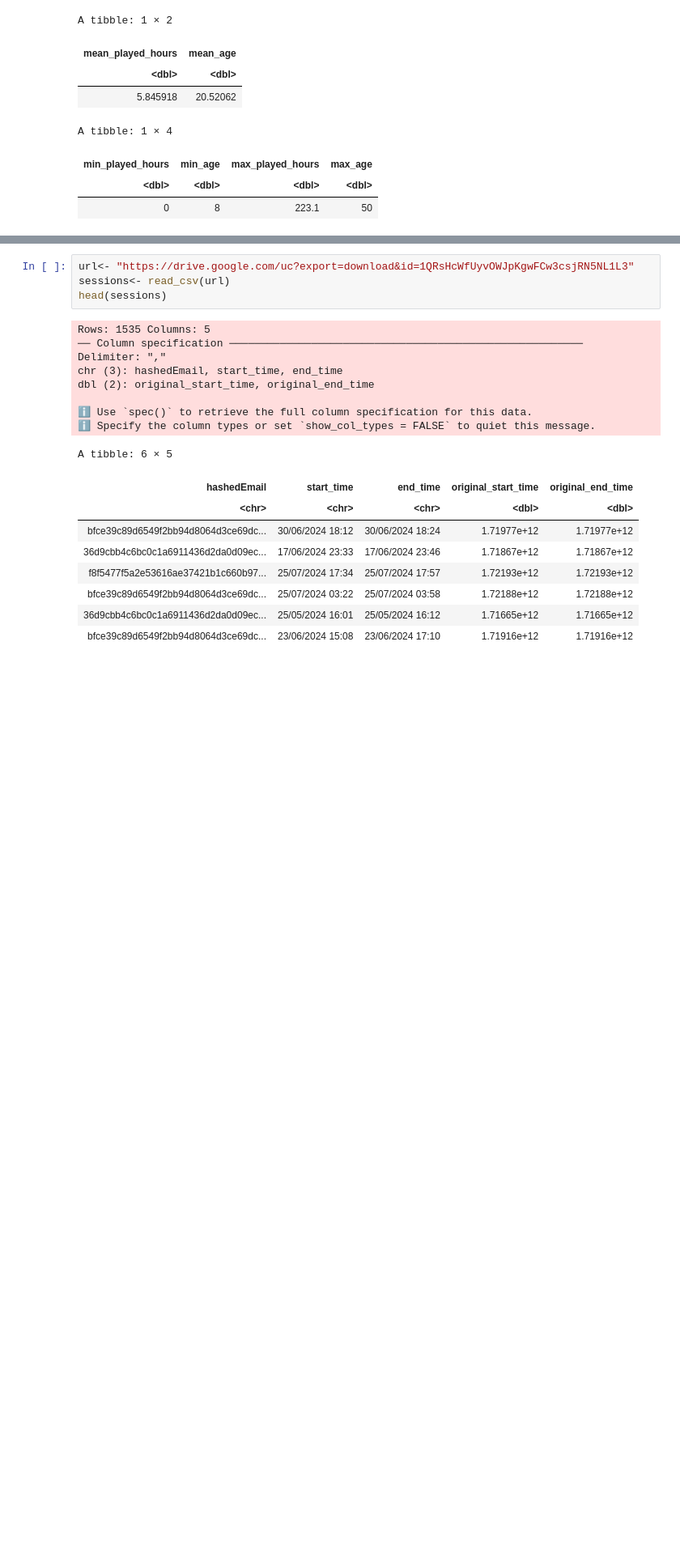
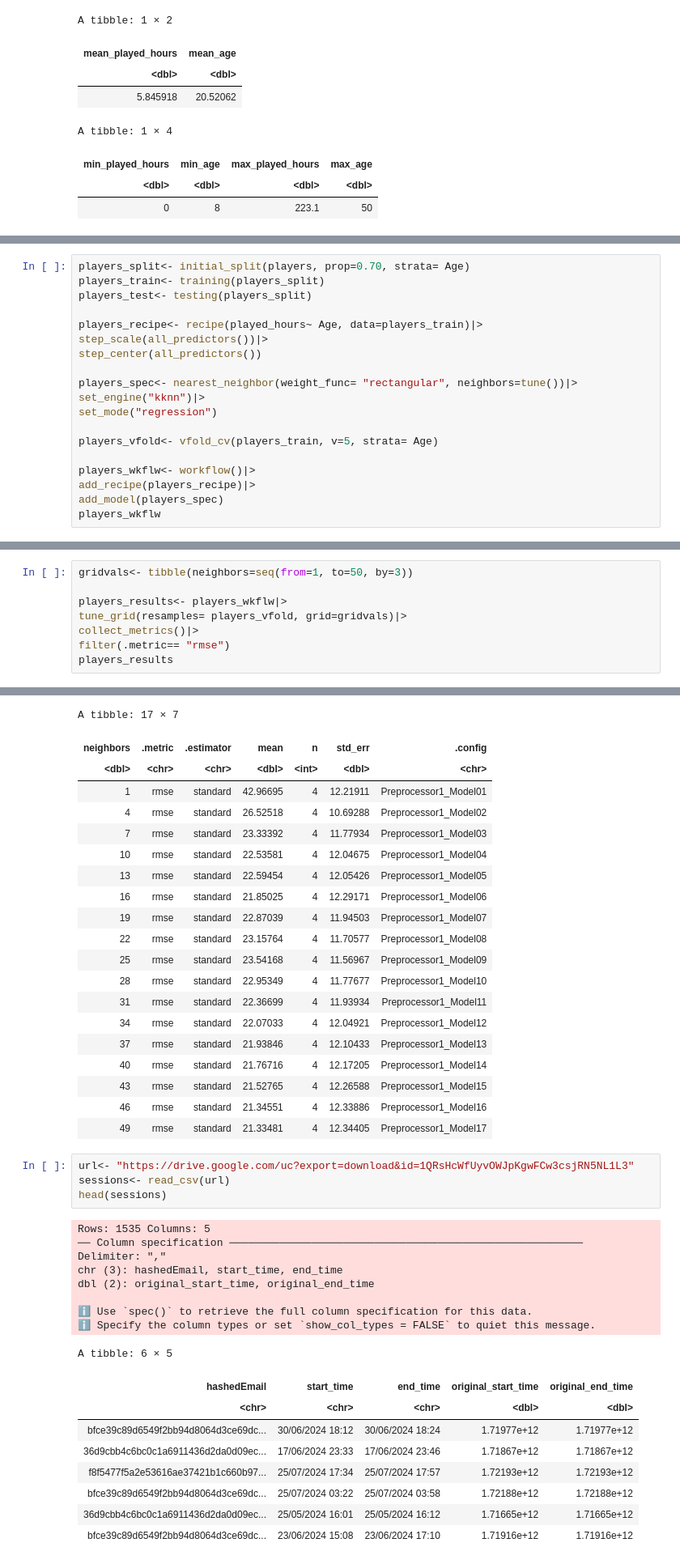
Before and after one commit to vghappy/minecraft_gameplay, a Jupyter notebook: Group Project.ipynb, the cells around one changed output, grey strips where cells are left out. Shown at 81% size. Saved outputs shown, nothing was run; the diff lists cells and outputs as text; blank space fills up the shorter version.

Commit message:
Add model building steps

```diff
--- a/Group Project.ipynb
+++ b/Group Project.ipynb
@@ -155,0 +173,19 @@ A tibble: 6 × 7
+# %%
+players_split<- initial_split(players, prop=0.70, strata= Age)
+players_train<- training(players_split)
+players_test<- testing(players_split)
+
+players_recipe<- recipe(played_hours~ Age, data=players_train)|>
+step_scale(all_predictors())|>
+step_center(all_predictors())
+
+players_spec<- nearest_neighbor(weight_func= "rectangular", neighbors=tune())|>
+set_engine("kknn")|>
+set_mode("regression")
+
+players_vfold<- vfold_cv(players_train, v=5, strata= Age)
+
+players_wkflw<- workflow()|>
+add_recipe(players_recipe)|>
+add_model(players_spec)
+players_wkflw
@@ -155,0 +211,9 @@ A tibble: 6 × 7
+# %%
+gridvals<- tibble(neighbors=seq(from=1, to=50, by=3))
+
+players_results<- players_wkflw|>
+tune_grid(resamples= players_vfold, grid=gridvals)|>
+collect_metrics()|>
+filter(.metric== "rmse")
+players_results
+# %% [output]
@@ -156,3 +230,23 @@ A tibble: 6 × 7
+A tibble: 17 × 7
+| neighbors | .metric | .estimator | mean | n | std_err | .config |
+| <dbl> | <chr> | <chr> | <dbl> | <int> | <dbl> | <chr> |
+| 1 | rmse | standard | 42.96695 | 4 | 12.21911 | Preprocessor1_Model01 |
+| 4 | rmse | standard | 26.52518 | 4 | 10.69288 | Preprocessor1_Model02 |
+| 7 | rmse | standard | 23.33392 | 4 | 11.77934 | Preprocessor1_Model03 |
+| 10 | rmse | standard | 22.53581 | 4 | 12.04675 | Preprocessor1_Model04 |
+| 13 | rmse | standard | 22.59454 | 4 | 12.05426 | Preprocessor1_Model05 |
+| 16 | rmse | standard | 21.85025 | 4 | 12.29171 | Preprocessor1_Model06 |
+| 19 | rmse | standard | 22.87039 | 4 | 11.94503 | Preprocessor1_Model07 |
+| 22 | rmse | standard | 23.15764 | 4 | 11.70577 | Preprocessor1_Model08 |
+| 25 | rmse | standard | 23.54168 | 4 | 11.56967 | Preprocessor1_Model09 |
+| 28 | rmse | standard | 22.95349 | 4 | 11.77677 | Preprocessor1_Model10 |
+| 31 | rmse | standard | 22.36699 | 4 | 11.93934 | Preprocessor1_Model11 |
+| 34 | rmse | standard | 22.07033 | 4 | 12.04921 | Preprocessor1_Model12 |
+| 37 | rmse | standard | 21.93846 | 4 | 12.10433 | Preprocessor1_Model13 |
+| 40 | rmse | standard | 21.76716 | 4 | 12.17205 | Preprocessor1_Model14 |
+| 43 | rmse | standard | 21.52765 | 4 | 12.26588 | Preprocessor1_Model15 |
+| 46 | rmse | standard | 21.34551 | 4 | 12.33886 | Preprocessor1_Model16 |
+| 49 | rmse | standard | 21.33481 | 4 | 12.34405 | Preprocessor1_Model17 |
 # %%
 url<- "https://drive.google.com/uc?export=download&id=1QRsHcWfUyvOWJpKgwFCw3csjRN5NL1L3"
 sessions<- read_csv(url)
```
Also changed, not shown: parts of 6 cells of this notebook.
